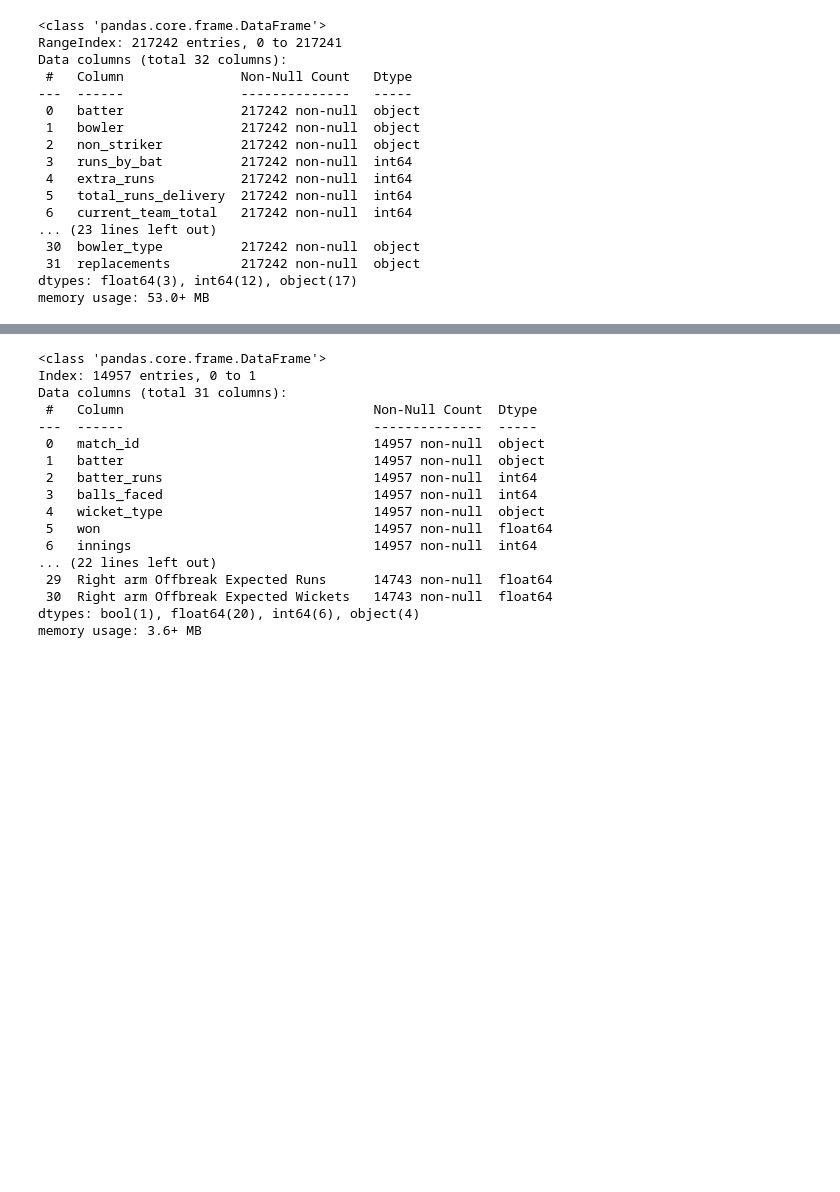
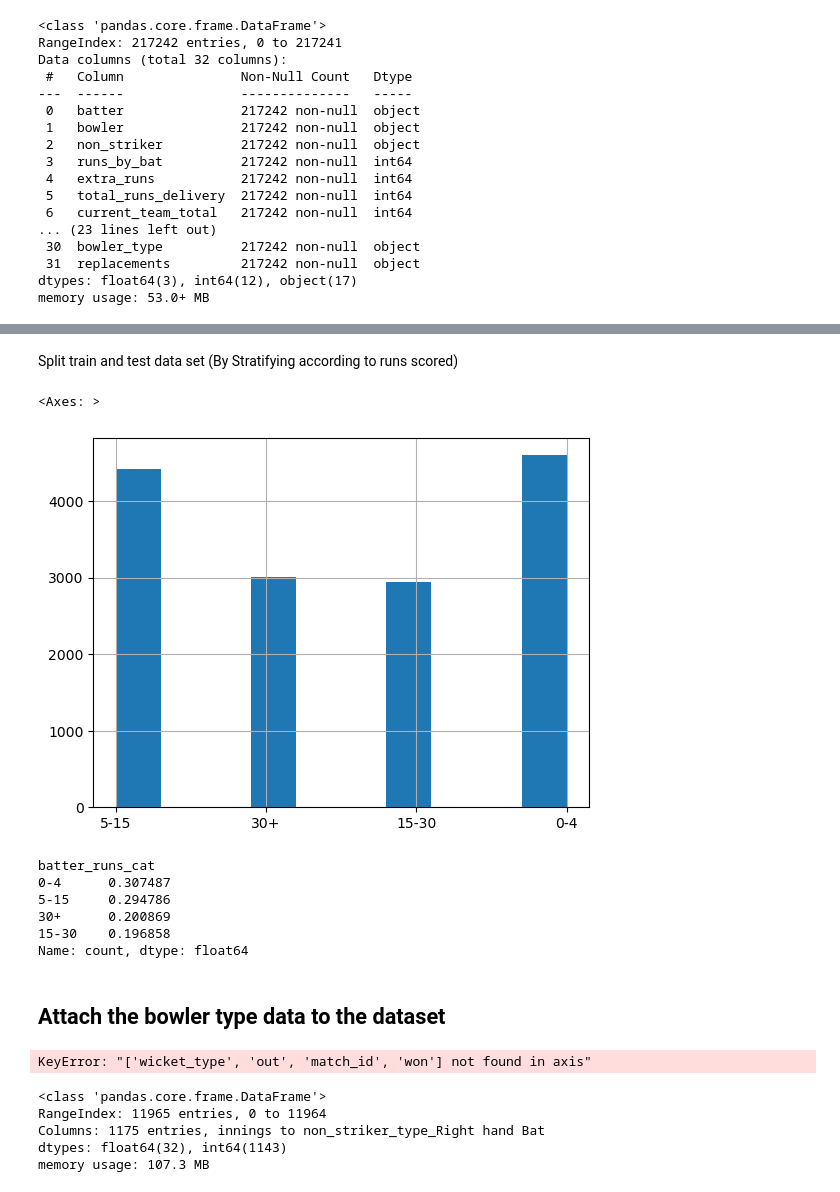
Before and after one commit to 19Kaumini/e19-co544-cricket-analytics-and-prediction, a Jupyter notebook: Models/Batting_Runs_Predictor/Batter_runs_predictor.ipynb, the cells around one changed output, grey strips where cells are left out. Drawn from its saved outputs; the diff is of its cells as text; code cells hidden in the pictures; blank space fills up the shorter version.

Commit message:
Modified errors in the score predictor notebook. Split the test set

```diff
--- a/Models/Batting_Runs_Predictor/Batter_runs_predictor.ipynb
+++ b/Models/Batting_Runs_Predictor/Batter_runs_predictor.ipynb
@@ -181,0 +220,7 @@ for player in data['batter'].unique():
+# %%
+import pandas as pd
+import numpy as np
+
+merged_df = pd.read_csv('merged_df_checkpoint.csv')
+merged_df.reset_index(inplace=True)
+merged_df.info()
@@ -181,0 +245,3 @@ for player in data['batter'].unique():
+# %%
+merged_df.drop(['index','Unnamed: 0'], axis = 1, inplace = True)
+merged_df.head()
@@ -181,0 +256,35 @@ for player in data['batter'].unique():
+# %% [markdown]
+Split train and test data set (By Stratifying according to runs scored)
+# %%
+merged_df['batter_runs_cat'] = pd.cut(merged_df['batter_runs'], bins = [-1, 4, 15, 30, np.inf], labels = ['0-4', '5-15', '15-30', '30+'])
+merged_df['batter_runs_cat'].hist()
+# %% [output]
+<Axes: >
+[figure, added]
+# %%
+from sklearn.model_selection import StratifiedShuffleSplit
+
+# Split Train Test Data Sets
+split = StratifiedShuffleSplit(n_splits=1, test_size=0.2, random_state = 42);
+for train_index, test_index in split.split(merged_df, merged_df['batter_runs_cat']):
+    strat_train_set = merged_df.loc[train_index]
+    strat_test_set = merged_df.loc[test_index]
+
+print(strat_test_set['batter_runs_cat'].value_counts() / len(strat_test_set));
+
+# Drop the categorical column used for strat
+for set_ in (strat_test_set, strat_train_set):
+    set_.drop('batter_runs_cat', axis = 1, inplace = True)
+
+
+strat_train_set.to_csv("strat_train_set.csv")
+strat_test_set.to_csv("strat_test_set.csv")
+# %% [output]
+batter_runs_cat
+0-4      0.307487
+5-15     0.294786
+30+      0.200869
+15-30    0.196858
+Name: count, dtype: float64
+# %% [markdown]
+## Attach the bowler type data to the dataset
@@ -181,0 +410,7 @@ for player in data['batter'].unique():
+# %%
+# Remove the columns that cannot be known by the ongoing match state
+# Example: The out or wicket type is not known during the match
+strat_test_set.drop(['wicket_type', 'out', 'match_id', 'won'], axis = 1, inplace = True)
+strat_train_set.drop(['wicket_type', 'out', 'match_id', 'won'], axis = 1, inplace = True)
+# %% [output]
+KeyError: "['wicket_type', 'out', 'match_id', 'won'] not found in axis"
@@ -182,20 +441,8 @@ for player in data['batter'].unique():
 # %%
-merged_df.info()
+X_processed.info()
 # %% [output]
 <class 'pandas.core.frame.DataFrame'>
-Index: 14957 entries, 0 to 1
-Data columns (total 31 columns):
- #   Column                                Non-Null Count  Dtype
----  ------                                --------------  -----
- 0   match_id                              14957 non-null  object
- 1   batter                                14957 non-null  object
- 2   batter_runs                           14957 non-null  int64
- 3   balls_faced                           14957 non-null  int64
- 4   wicket_type                           14957 non-null  object
- 5   won                                   14957 non-null  float64
- 6   innings                               14957 non-null  int64
-... (22 lines left out)
- 29  Right arm Offbreak Expected Runs      14743 non-null  float64
- 30  Right arm Offbreak Expected Wickets   14743 non-null  float64
-dtypes: bool(1), float64(20), int64(6), object(4)
-memory usage: 3.6+ MB
+RangeIndex: 11965 entries, 0 to 11964
+Columns: 1175 entries, innings to non_striker_type_Right hand Bat
+dtypes: float64(32), int64(1143)
+memory usage: 107.3 MB
```
Also changed, not shown: parts of 56 cells of this notebook, 5 other files.
